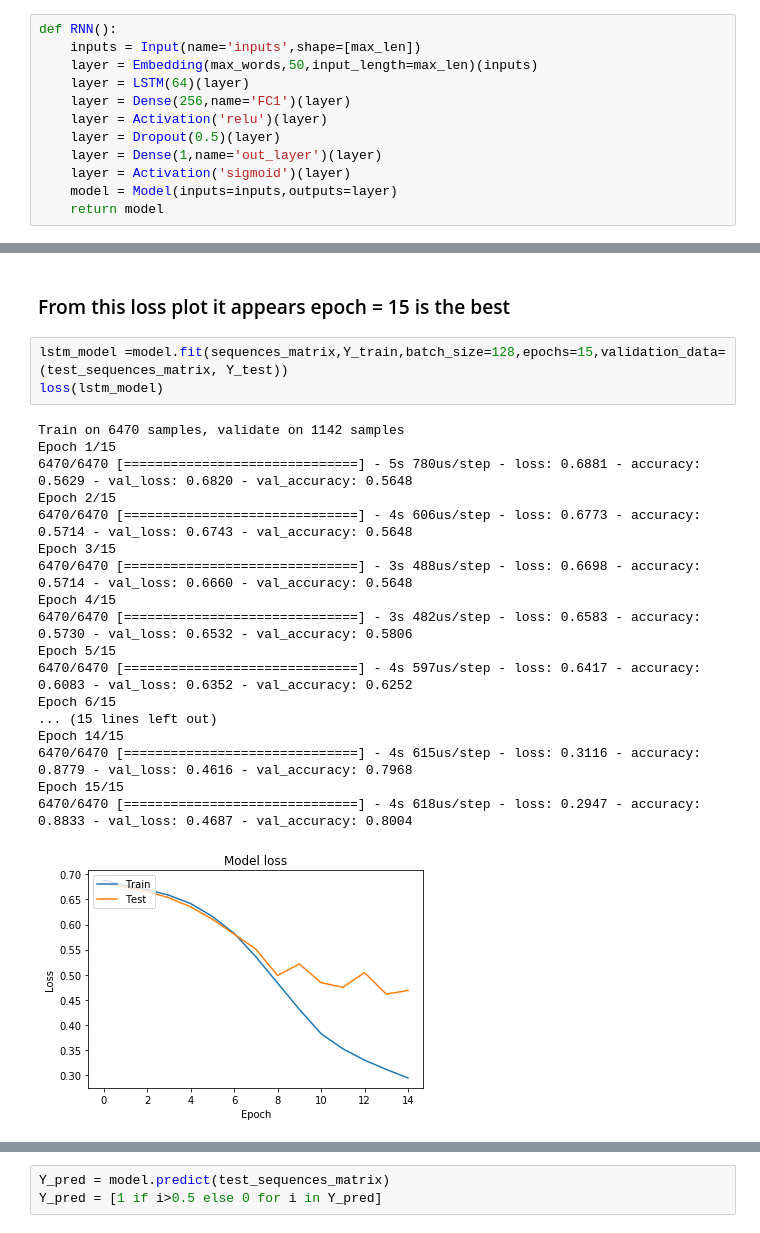
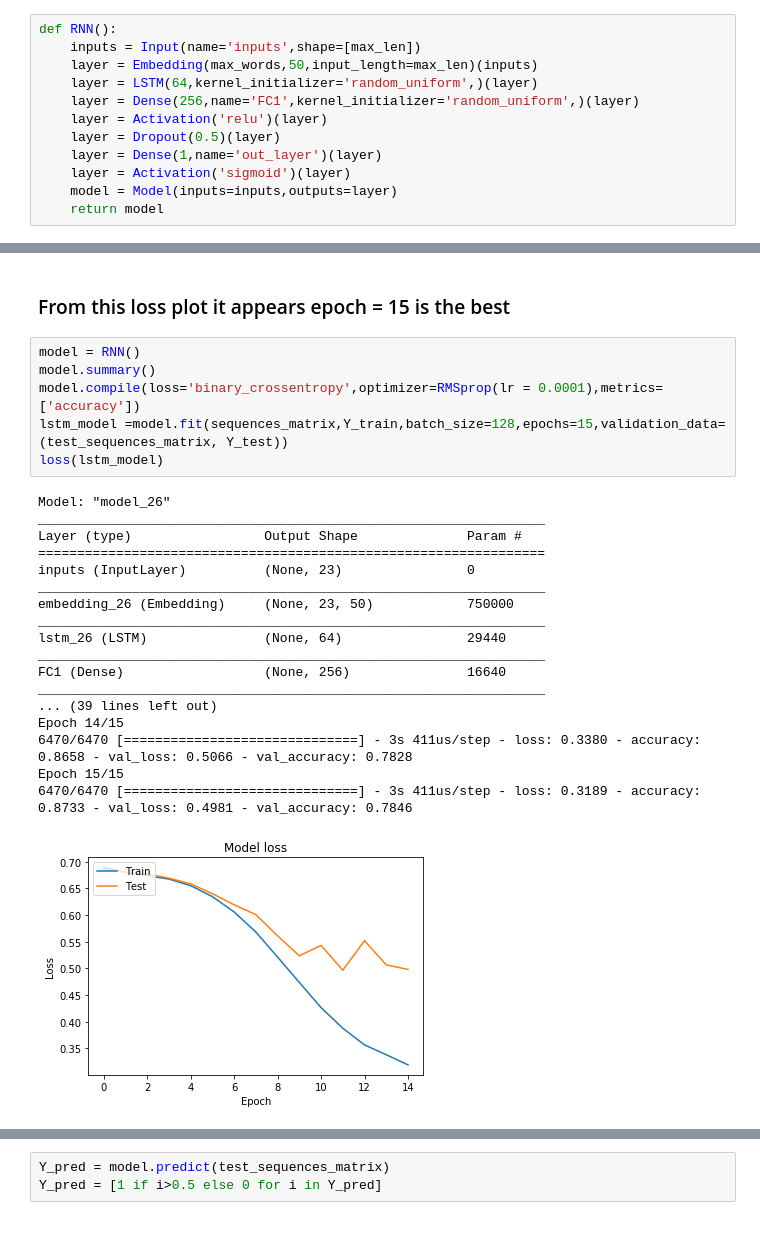
Before and after one commit to manish2020-iitr/Msia2020, a Jupyter notebook: PA2_LSTM.ipynb, the cells around one changed output, grey strips where cells are left out. Saved outputs shown, nothing was run; the diff lists cells and outputs as text.

```diff
--- a/PA2_LSTM.ipynb
+++ b/PA2_LSTM.ipynb
@@ -79,8 +91,8 @@ test_sequences_matrix = sequence.pad_sequences(test_sequences,maxlen=max_len)
 def RNN():
     inputs = Input(name='inputs',shape=[max_len])
     layer = Embedding(max_words,50,input_length=max_len)(inputs)
-    layer = LSTM(64)(layer)
-    layer = Dense(256,name='FC1')(layer)
+    layer = LSTM(64,kernel_initializer='random_uniform',)(layer)
+    layer = Dense(256,name='FC1',kernel_initializer='random_uniform',)(layer)
     layer = Activation('relu')(layer)
     layer = Dropout(0.5)(layer)
     layer = Dense(1,name='out_layer')(layer)
@@ -144,27 +156,30 @@ Epoch 20/20
 # %% [markdown]
 ### From this loss plot it appears epoch = 15 is the best
 # %%
+model = RNN()
+model.summary()
+model.compile(loss='binary_crossentropy',optimizer=RMSprop(lr = 0.0001),metrics=['accuracy'])
 lstm_model =model.fit(sequences_matrix,Y_train,batch_size=128,epochs=15,validation_data=(test_sequences_matrix, Y_test))
 loss(lstm_model)
 # %% [output]
-Train on 6470 samples, validate on 1142 samples
-Epoch 1/15
-6470/6470 [==============================] - 5s 780us/step - loss: 0.6881 - accuracy: 0.5629 - val_loss: 0.6820 - val_accuracy: 0.5648
-Epoch 2/15
-6470/6470 [==============================] - 4s 606us/step - loss: 0.6773 - accuracy: 0.5714 - val_loss: 0.6743 - val_accuracy: 0.5648
-Epoch 3/15
-6470/6470 [==============================] - 3s 488us/step - loss: 0.6698 - accuracy: 0.5714 - val_loss: 0.6660 - val_accuracy: 0.5648
-Epoch 4/15
-6470/6470 [==============================] - 3s 482us/step - loss: 0.6583 - accuracy: 0.5730 - val_loss: 0.6532 - val_accuracy: 0.5806
-Epoch 5/15
-6470/6470 [==============================] - 4s 597us/step - loss: 0.6417 - accuracy: 0.6083 - val_loss: 0.6352 - val_accuracy: 0.6252
-Epoch 6/15
-... (15 lines left out)
+Model: "model_26"
+_________________________________________________________________
+Layer (type)                 Output Shape              Param #
+=================================================================
+inputs (InputLayer)          (None, 23)                0
+_________________________________________________________________
+embedding_26 (Embedding)     (None, 23, 50)            750000
+_________________________________________________________________
+lstm_26 (LSTM)               (None, 64)                29440
+_________________________________________________________________
+FC1 (Dense)                  (None, 256)               16640
+_________________________________________________________________
+... (39 lines left out)
 Epoch 14/15
-6470/6470 [==============================] - 4s 615us/step - loss: 0.3116 - accuracy: 0.8779 - val_loss: 0.4616 - val_accuracy: 0.7968
+6470/6470 [==============================] - 3s 411us/step - loss: 0.3380 - accuracy: 0.8658 - val_loss: 0.5066 - val_accuracy: 0.7828
 Epoch 15/15
-6470/6470 [==============================] - 4s 618us/step - loss: 0.2947 - accuracy: 0.8833 - val_loss: 0.4687 - val_accuracy: 0.8004
+6470/6470 [==============================] - 3s 411us/step - loss: 0.3189 - accuracy: 0.8733 - val_loss: 0.4981 - val_accuracy: 0.7846
-[figure, old version]
+[figure, new version]
 # %%
 accr = model.evaluate(test_sequences_matrix,Y_test)
 # %% [output]
```
Also changed, not shown: parts of 22 cells of this notebook.
